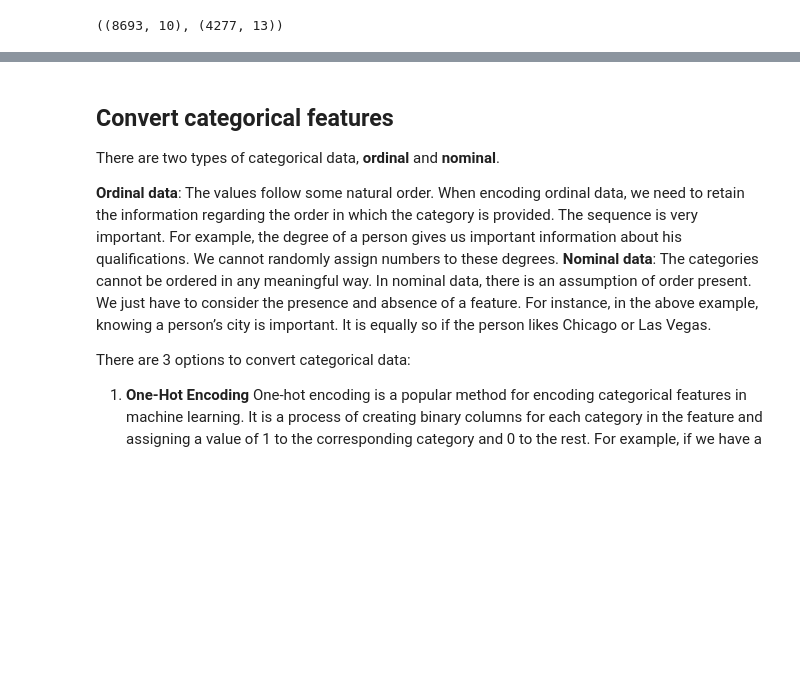
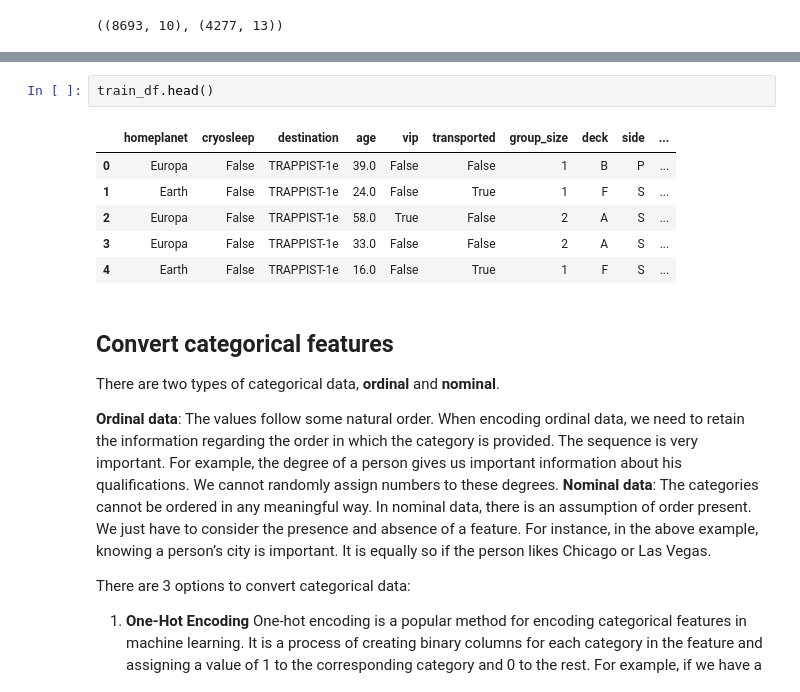
Before and after one commit to remcovanwijk040/AI, a Jupyter notebook: spaceship_titanic_script.ipynb, the cells around one changed output, grey strips where cells are left out. Drawn from its saved outputs; the diff is of its cells as text; blank space fills up the shorter version.

```diff
--- a/spaceship_titanic_script.ipynb
+++ b/spaceship_titanic_script.ipynb
@@ -400,3 +397,12 @@ train_df.shape, test_df.shape
+# %%
+train_df.head()
+# %% [output]
+|  | homeplanet | cryosleep | destination | age | vip | transported | group_size | deck | side | ... |
+| 0 | Europa | False | TRAPPIST-1e | 39.0 | False | False | 1 | B | P | ... |
+| 1 | Earth | False | TRAPPIST-1e | 24.0 | False | True | 1 | F | S | ... |
+| 2 | Europa | False | TRAPPIST-1e | 58.0 | True | False | 2 | A | S | ... |
+| 3 | Europa | False | TRAPPIST-1e | 33.0 | False | False | 2 | A | S | ... |
+| 4 | Earth | False | TRAPPIST-1e | 16.0 | False | True | 1 | F | S | ... |
 # %% [markdown]
 ## Convert categorical features
 
```
Also changed, not shown: parts of 6 cells of this notebook.
